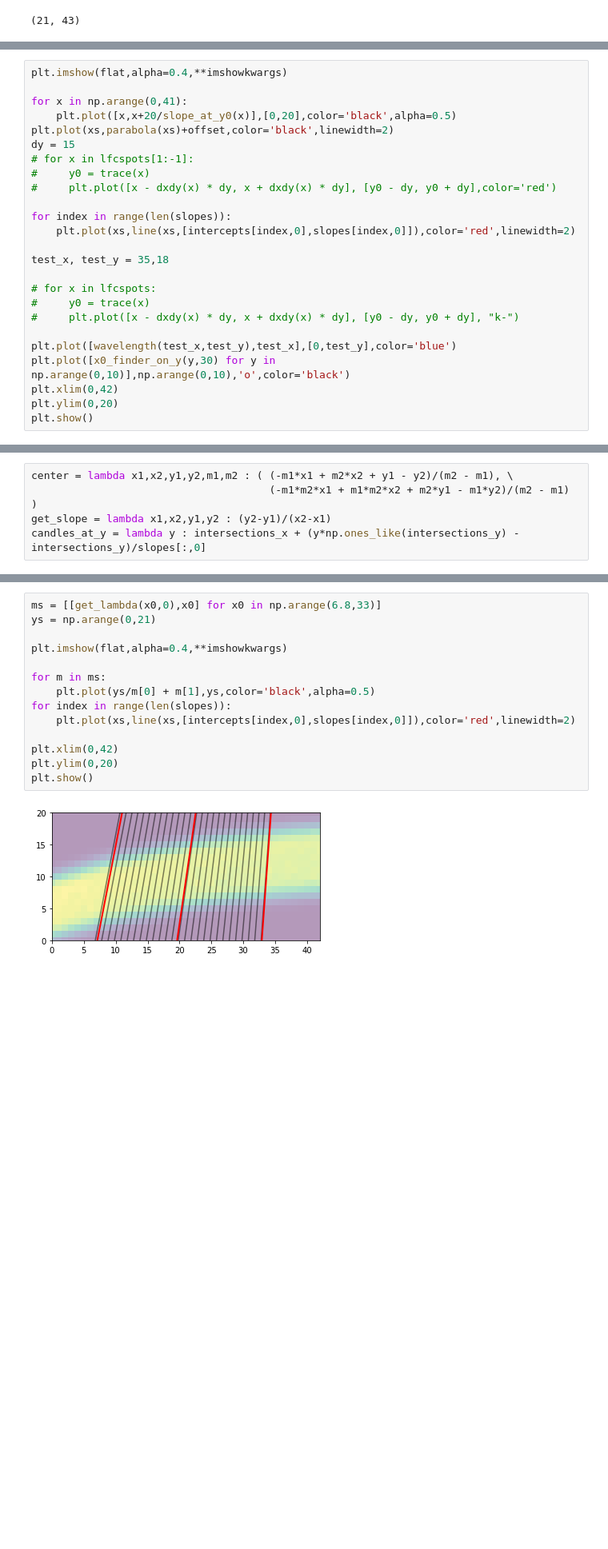
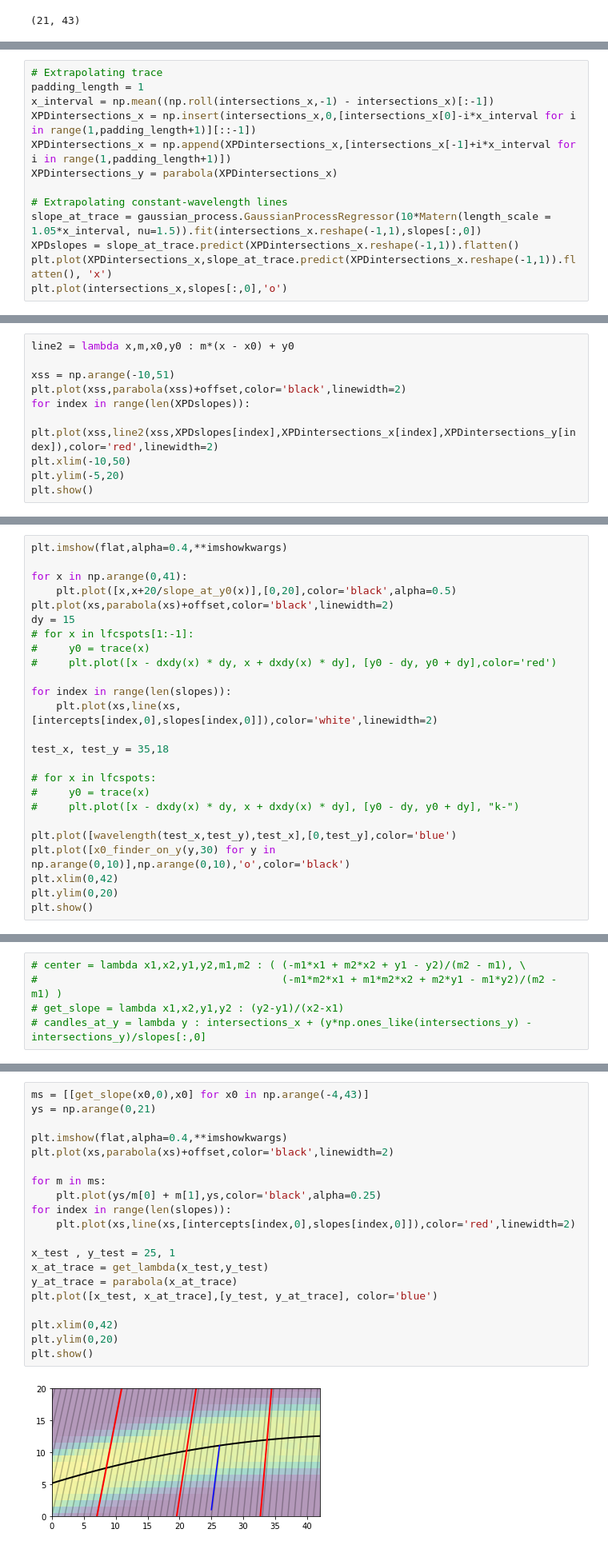
Before and after one commit to krlodeleon/spectro, a Jupyter notebook: blob_detector.ipynb, the cells around one changed output, grey strips where cells are left out. Shown at 80% size. Drawn from its saved outputs; the diff is of its cells as text; blank space fills up the shorter version.

Commit message:
Produces a wavelength map

```diff
--- a/blob_detector.ipynb
+++ b/blob_detector.ipynb
@@ -410,0 +415,13 @@ plt.show()
+# %%
+# Extrapolating trace
+padding_length = 1
+x_interval = np.mean((np.roll(intersections_x,-1) - intersections_x)[:-1])
+XPDintersections_x = np.insert(intersections_x,0,[intersections_x[0]-i*x_interval for i in range(1,padding_length+1)][::-1])
+XPDintersections_x = np.append(XPDintersections_x,[intersections_x[-1]+i*x_interval for i in range(1,padding_length+1)])
+XPDintersections_y = parabola(XPDintersections_x)
+
+# Extrapolating constant-wavelength lines
+slope_at_trace = gaussian_process.GaussianProcessRegressor(10*Matern(length_scale = 1.05*x_interval, nu=1.5)).fit(intersections_x.reshape(-1,1),slopes[:,0])
+XPDslopes = slope_at_trace.predict(XPDintersections_x.reshape(-1,1)).flatten()
+plt.plot(XPDintersections_x,slope_at_trace.predict(XPDintersections_x.reshape(-1,1)).flatten(), 'x')
+plt.plot(intersections_x,slopes[:,0],'o')
@@ -410,0 +431,10 @@ plt.show()
+# %%
+line2 = lambda x,m,x0,y0 : m*(x - x0) + y0
+
+xss = np.arange(-10,51)
+plt.plot(xss,parabola(xss)+offset,color='black',linewidth=2)
+for index in range(len(XPDslopes)):
+    plt.plot(xss,line2(xss,XPDslopes[index],XPDintersections_x[index],XPDintersections_y[index]),color='red',linewidth=2)
+plt.xlim(-10,50)
+plt.ylim(-5,20)
+plt.show()
@@ -431,7 +463,7 @@ dy = 15
 #     plt.plot([x - dxdy(x) * dy, x + dxdy(x) * dy], [y0 - dy, y0 + dy],color='red')
 
 for index in range(len(slopes)):
-    plt.plot(xs,line(xs,[intercepts[index,0],slopes[index,0]]),color='red',linewidth=2)
+    plt.plot(xs,line(xs,[intercepts[index,0],slopes[index,0]]),color='white',linewidth=2)
 
 test_x, test_y = 35,18
 
@@ -449,7 +481,7 @@ plt.show()
 # %% [markdown]
 # Solving wavelengths by arcs
 # %%
-center = lambda x1,x2,y1,y2,m1,m2 : ( (-m1*x1 + m2*x2 + y1 - y2)/(m2 - m1), \
-                                      (-m1*m2*x1 + m1*m2*x2 + m2*y1 - m1*y2)/(m2 - m1) )
-get_slope = lambda x1,x2,y1,y2 : (y2-y1)/(x2-x1)
-candles_at_y = lambda y : intersections_x + (y*np.ones_like(intersections_y) - intersections_y)/slopes[:,0]
+# center = lambda x1,x2,y1,y2,m1,m2 : ( (-m1*x1 + m2*x2 + y1 - y2)/(m2 - m1), \
+#                                       (-m1*m2*x1 + m1*m2*x2 + m2*y1 - m1*y2)/(m2 - m1) )
+# get_slope = lambda x1,x2,y1,y2 : (y2-y1)/(x2-x1)
+# candles_at_y = lambda y : intersections_x + (y*np.ones_like(intersections_y) - intersections_y)/slopes[:,0]
@@ -498,16 +539,22 @@ def get_lambda(x,y):
 # %%
-ms = [[get_lambda(x0,0),x0] for x0 in np.arange(6.8,33)]
+ms = [[get_slope(x0,0),x0] for x0 in np.arange(-4,43)]
 ys = np.arange(0,21)
 
 plt.imshow(flat,alpha=0.4,**imshowkwargs)
+plt.plot(xs,parabola(xs)+offset,color='black',linewidth=2)
 
 for m in ms:
-    plt.plot(ys/m[0] + m[1],ys,color='black',alpha=0.5)
+    plt.plot(ys/m[0] + m[1],ys,color='black',alpha=0.25)
 for index in range(len(slopes)):
     plt.plot(xs,line(xs,[intercepts[index,0],slopes[index,0]]),color='red',linewidth=2)
+
+x_test , y_test = 25, 1
+x_at_trace = get_lambda(x_test,y_test)
+y_at_trace = parabola(x_at_trace)
+plt.plot([x_test, x_at_trace],[y_test, y_at_trace], color='blue')
 
 plt.xlim(0,42)
 plt.ylim(0,20)
 plt.show()
 # %% [output]
-[figure, old version]
+[figure, new version]
```
Also changed, not shown: parts of 19 cells of this notebook.
